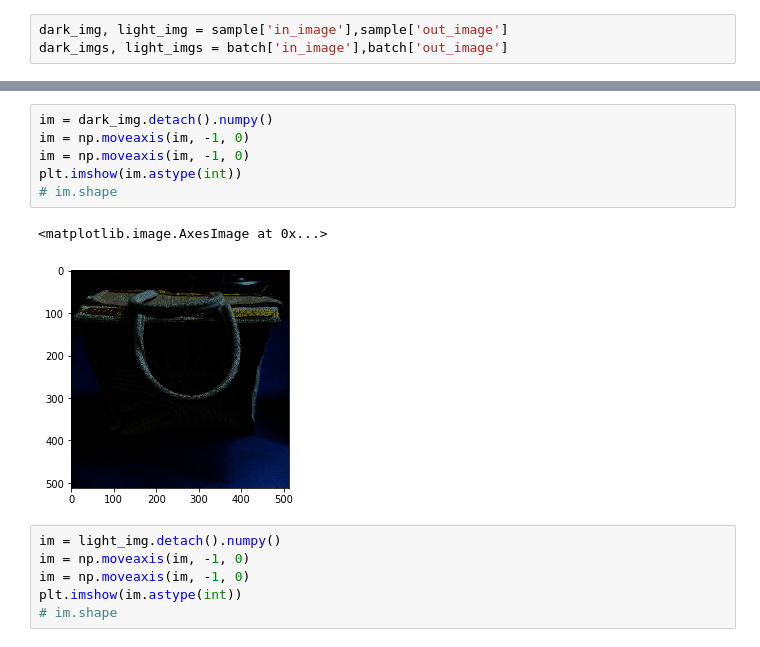
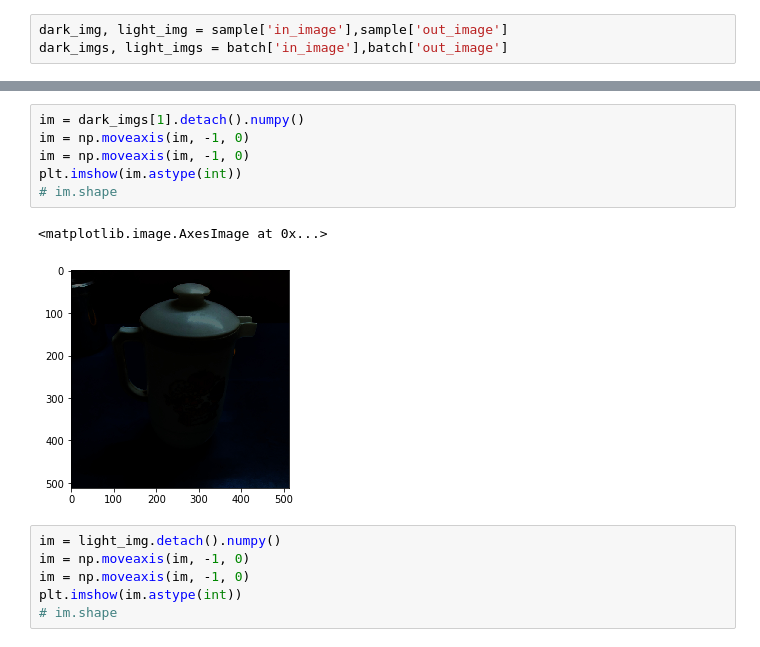
Before and after one commit to nikamanthab/pytorch, a Jupyter notebook: Untitled.ipynb, the cells around one changed output, grey strips where cells are left out. Cells and saved outputs as stored; diff of their text form.

```diff
--- a/Untitled.ipynb
+++ b/Untitled.ipynb
@@ -100,12 +100,12 @@ torch.Size([1, 3, 512, 512]) torch.Size([1, 3, 512, 512])
 # %%
-im = dark_img.detach().numpy()
+im = dark_imgs[1].detach().numpy()
 im = np.moveaxis(im, -1, 0)
 im = np.moveaxis(im, -1, 0)
 plt.imshow(im.astype(int))
 # im.shape
 # %% [output]
 <matplotlib.image.AxesImage at 0x...>
-[figure, old version]
+[figure, new version]
 # %%
 im = light_img.detach().numpy()
 im = np.moveaxis(im, -1, 0)
```
Also changed, not shown: parts of 9 cells of this notebook.
